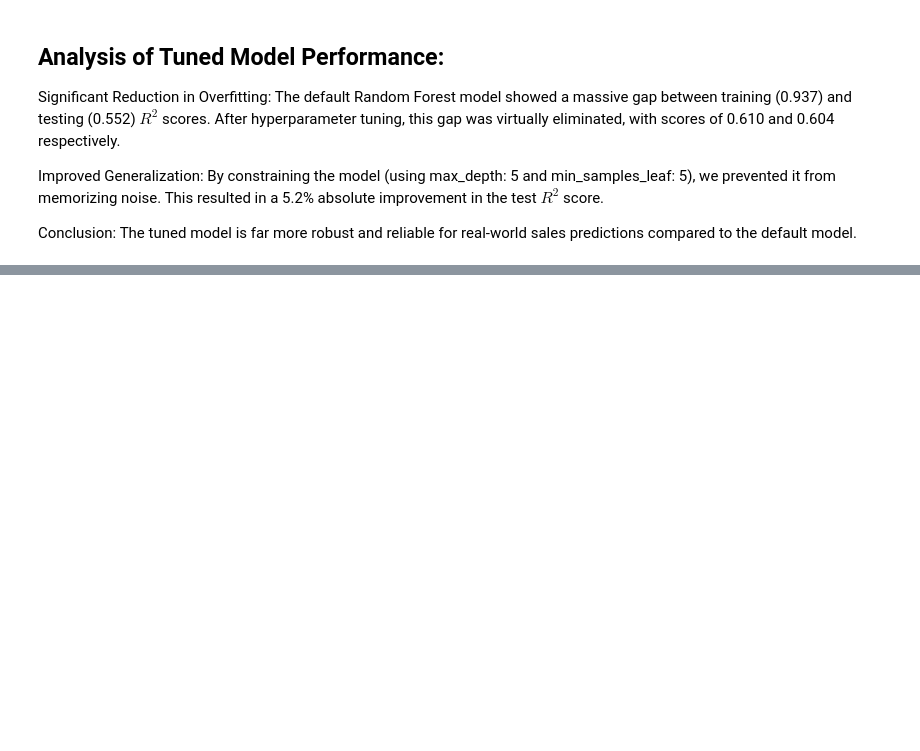
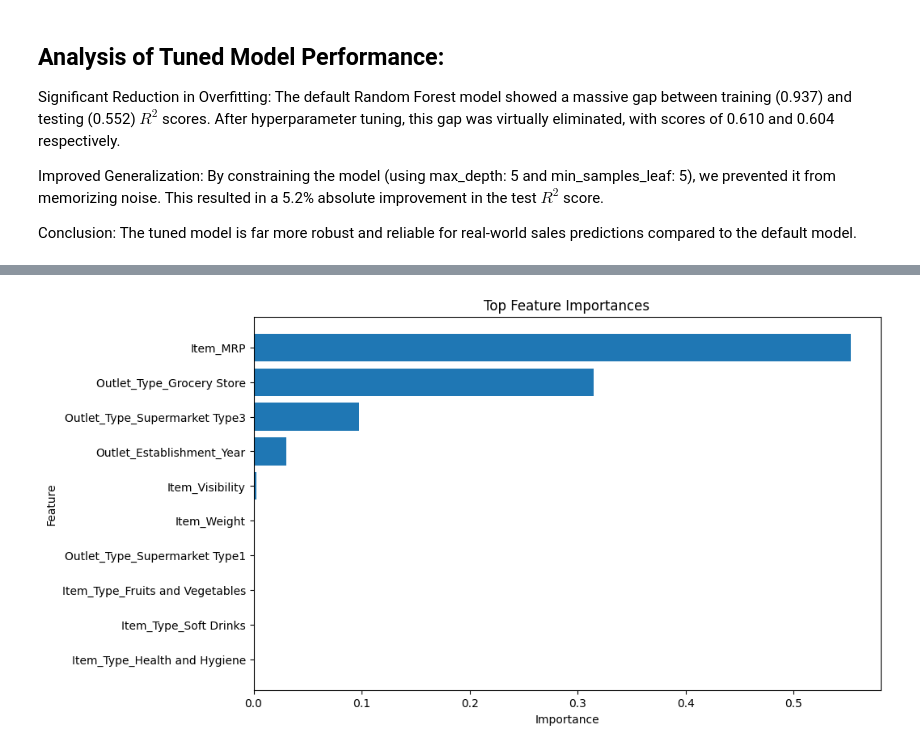
Before and after one commit to Hala-sala7/Prediction_of_Product_Sales_ML, a Jupyter notebook: Prediction_of_Product_Sales_Ml.ipynb, the cells around one changed output, grey strips where cells are left out. Drawn from its saved outputs; the diff is of its cells as text; code cells hidden in the pictures; blank space fills up the shorter version.

```diff
--- a/Prediction_of_Product_Sales_Ml.ipynb
+++ b/Prediction_of_Product_Sales_Ml.ipynb
@@ -578,0 +655,5 @@ Conclusion: The tuned model is far more robust and reliable for real-world sales
+# %%
+importance = best_rf_model.named_steps[
+    'randomforestregressor'
+].feature_importances_
+importance
@@ -578,0 +669,12 @@ Conclusion: The tuned model is far more robust and reliable for real-world sales
+# %%
+feature_importance = pd.DataFrame({
+    'Feature': col_transformer.get_feature_names_out(),
+    'Importance': importance
+})
+
+feature_importance = feature_importance.sort_values(
+    by='Importance',
+    ascending=False
+)
+
+feature_importance.head(10)
@@ -578,0 +693,21 @@ Conclusion: The tuned model is far more robust and reliable for real-world sales
+# %%
+import matplotlib.pyplot as plt
+
+top_features = feature_importance.head(10)
+
+plt.figure(figsize=(10,6))
+
+plt.barh(
+    top_features['Feature'],
+    top_features['Importance']
+)
+
+plt.xlabel("Importance")
+plt.ylabel("Feature")
+plt.title("Top Feature Importances")
+
+plt.gca().invert_yaxis()
+
+plt.show()
+# %% [output]
+[figure, added]
```
Also changed, not shown: parts of 23 cells of this notebook.
